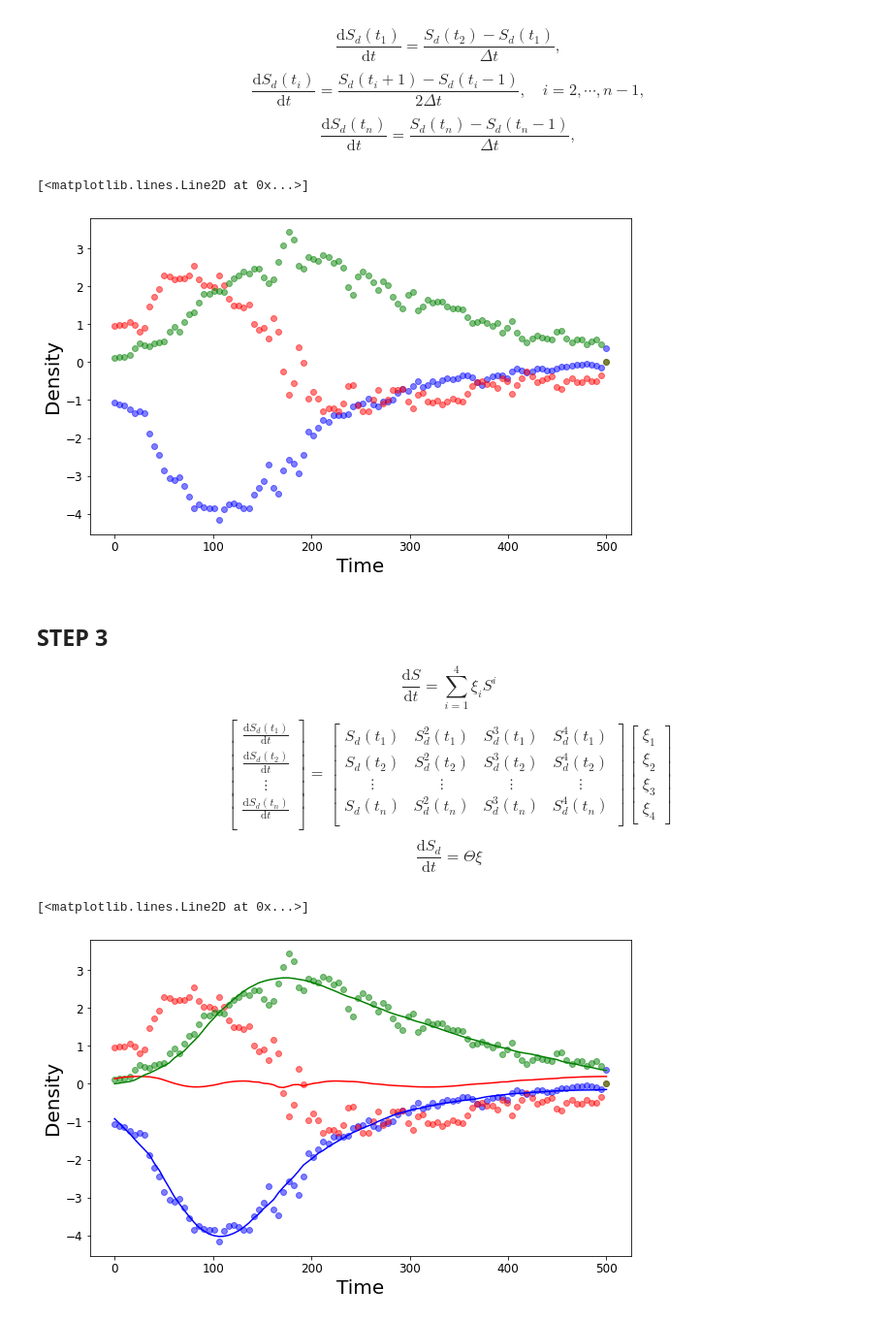
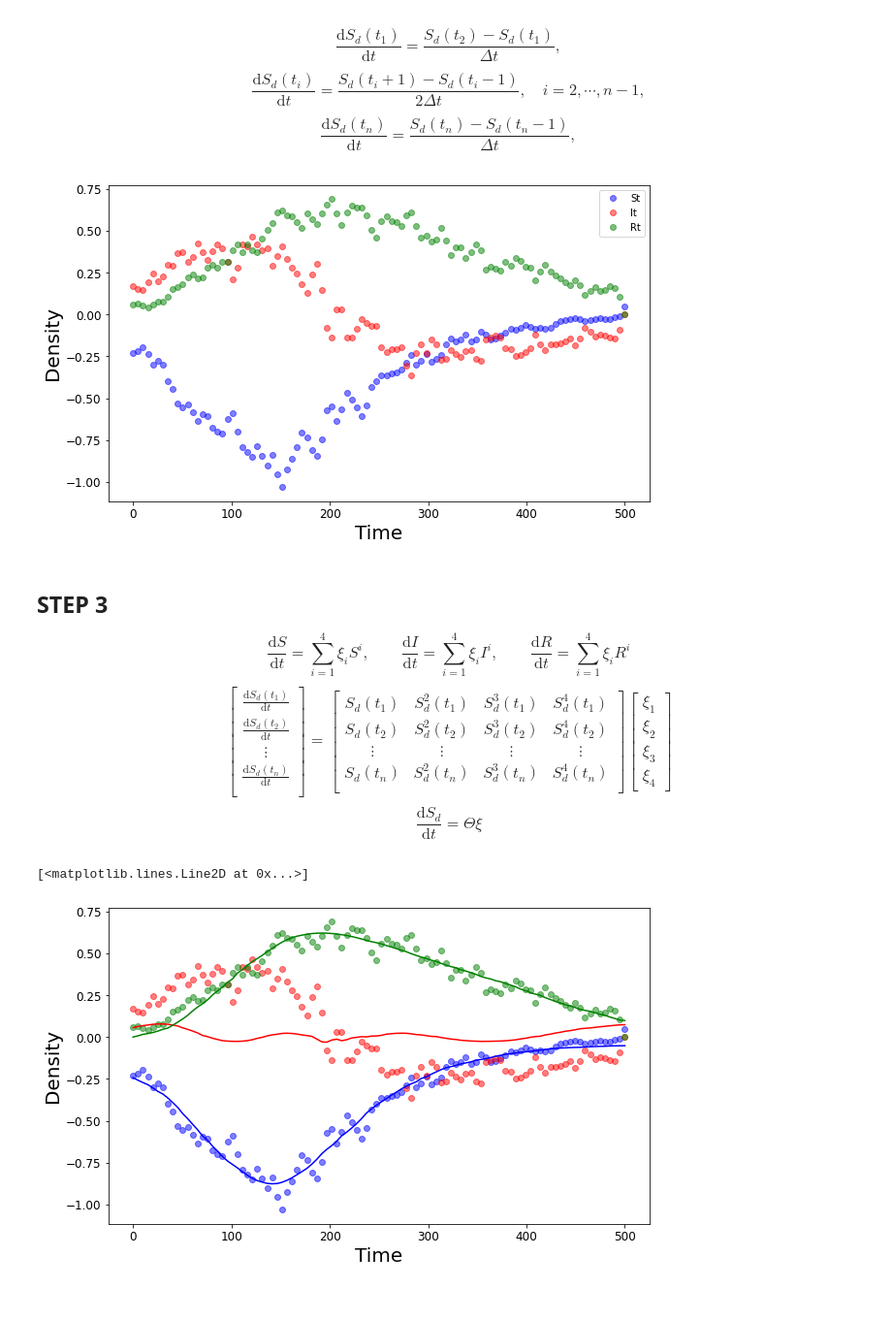
Before and after one commit to danHarold/m2r-project, a Jupyter notebook: m2r_project.ipynb, the cells around one changed output. Shown at 97% size. Cells and saved outputs as stored; diff of their text form; code cells hidden in the pictures.

```diff
--- a/m2r_project.ipynb
+++ b/m2r_project.ipynb
@@ -239,8 +240,8 @@ $$R_d(t)=\langle R_\text{ABM}(t)\rangle = \frac{1}{N}\sum_{n=1}^N R_\text{ABM}^{
 # %%
 #step 1 : produce averaged model simulation
 pr = 0.01
-lattice_size = 40
-n_simulations = 5
+lattice_size = 20
+n_simulations = 20
 t_end = 5
 t = np.linspace(0, t_end/pr, 100)
 
@@ -265,9 +266,9 @@ for i in range(n_simulations):
     f = interpolate.interp1d(t_list, R)
     R_out = f(t)
 
-    ax.plot(t,S_out, 'b', alpha=0.5, label='Susceptible')
-    ax.plot(t,I_out, 'r', alpha=0.5,label='Infected')
-    ax.plot(t,R_out, 'g', alpha=0.5,label='Recovered')
+    ax.plot(t,S_out, 'b', alpha=0.3, label='Susceptible')
+    ax.plot(t,I_out, 'r', alpha=0.3,label='Infected')
+    ax.plot(t,R_out, 'g', alpha=0.3,label='Recovered')
 
     #add to lists
     if i == 0:
@@ -337,13 +338,13 @@ ax.tick_params(axis='both', labelsize=12)
 ax.plot(t,St, 'bo', alpha=0.5, label='St')
 ax.plot(t,It, 'ro', alpha=0.5,label='It')
 ax.plot(t,Rt, 'go', alpha=0.5,label='Rt')
+legend = ax.legend()
 # %% [output]
-[<matplotlib.lines.Line2D at 0x...>]
-[figure, old version]
+[figure, new version]
 # %% [markdown]
 ## STEP 3
 $$
-\frac{\text{d}S}{\text{d}t}=\sum_{i=1}^4 \xi_i S^i
+\frac{\text{d}S}{\text{d}t}=\sum_{i=1}^4 \xi_i S^i, \qquad \frac{\text{d}I}{\text{d}t}=\sum_{i=1}^4 \xi_i I^i, \qquad \frac{\text{d}R}{\text{d}t}=\sum_{i=1}^4 \xi_i R^i
 $$
 $$
 \left[\begin{matrix}
@@ -367,38 +368,37 @@ $$
 S_theta = [S_d]
 I_theta = [I_d]
 R_theta = [R_d]
 deg = 4
 
 for i in np.arange(2,deg + 1):
     S_theta.append(S_d**i)
     I_theta.append(I_d**i)
     R_theta.append(R_d**i)
 
 S_theta = np.transpose(S_theta)
 I_theta = np.transpose(I_theta)
 R_theta = np.transpose(R_theta)
-S_xi = np.linalg.lstsq(S_theta, St, rcond=-1)
-I_xi = np.linalg.lstsq(I_theta, It, rcond=-1)
-R_xi = np.linalg.lstsq(R_theta, Rt, rcond=-1)
-
+S_xi = np.linalg.lstsq(S_theta, St, rcond=-1)[0]
+I_xi = np.linalg.lstsq(I_theta, It, rcond=-1)[0]
+R_xi = np.linalg.lstsq(R_theta, Rt, rcond=-1)[0]
 
 #test plot
-S_test = [S_xi[0][0]*S_d[i]+S_xi[0][1]*S_d[i]**2+S_xi[0][2]*S_d[i]**3+S_xi[0][3]*S_d[i]**4 for i in range(len(t))]
-I_test = [I_xi[0][0]*I_d[i]+I_xi[0][1]*I_d[i]**2+I_xi[0][2]*I_d[i]**3+I_xi[0][3]*I_d[i]**4 for i in range(len(t))]
-R_test = [R_xi[0][0]*R_d[i]+R_xi[0][1]*R_d[i]**2+R_xi[0][2]*R_d[i]**3+R_xi[0][3]*R_d[i]**4 for i in range(len(t))]
+S_test = [S_xi[0]*S_d[i]+S_xi[1]*S_d[i]**2+S_xi[2]*S_d[i]**3+S_xi[3]*S_d[i]**4 for i in range(len(t))]
+I_test = [I_xi[0]*I_d[i]+I_xi[1]*I_d[i]**2+I_xi[2]*I_d[i]**3+I_xi[3]*I_d[i]**4 for i in range(len(t))]
+R_test = [R_xi[0]*R_d[i]+R_xi[1]*R_d[i]**2+R_xi[2]*R_d[i]**3+R_xi[3]*R_d[i]**4 for i in range(len(t))]
 
 fig = plt.figure(figsize=(10,6))
 ax = fig.add_subplot()
 ax.set_xlabel('Time', fontsize=20)
 ax.set_ylabel('Density', fontsize=20)
 ax.tick_params(axis='both', labelsize=12)
 ax.plot(t,St, 'bo', alpha=0.5, label='St')
 ax.plot(t,It, 'ro', alpha=0.5,label='It')
 ax.plot(t,Rt, 'go', alpha=0.5,label='Rt')
 
 ax.plot(t,S_test, 'b')
 ax.plot(t,I_test, 'r')
 ax.plot(t,R_test, 'g')
 # %% [output]
 [<matplotlib.lines.Line2D at 0x...>]
-[figure, old version]
+[figure, new version]
```
Also changed, not shown: parts of 3 cells of this notebook.
